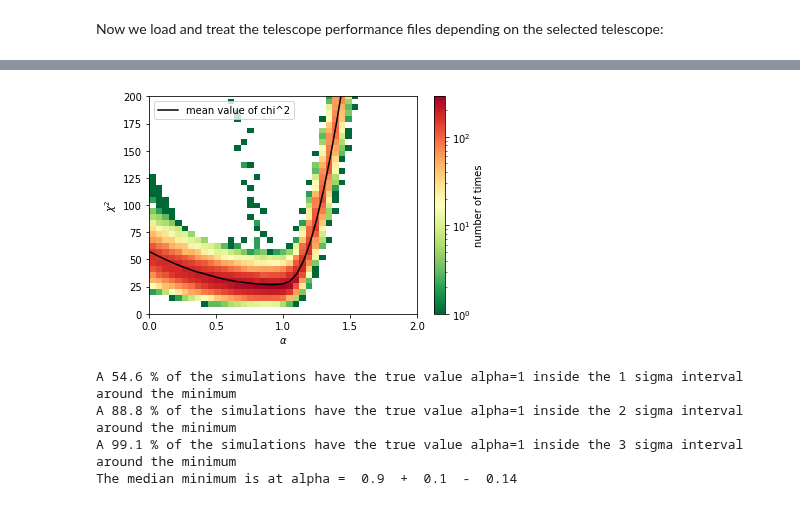
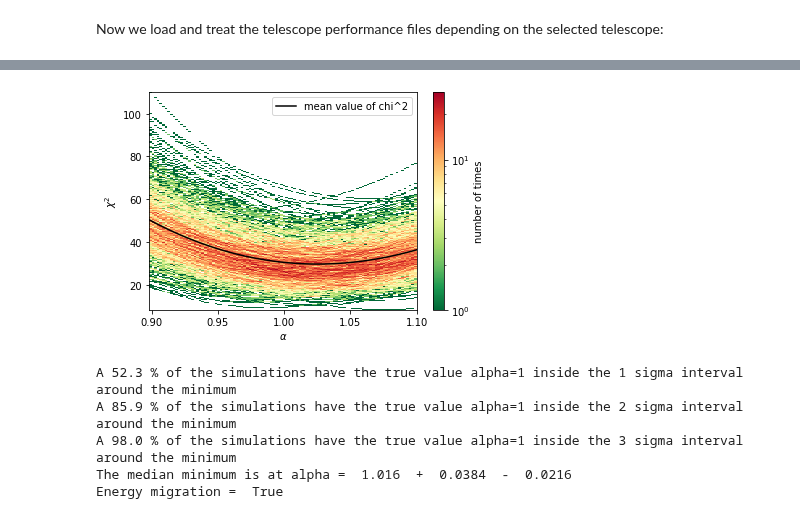
Before and after one commit to R-Grau/EBLpy, a Jupyter notebook: EBL_fit_MC.ipynb, the cells around one changed output, grey strips where cells are left out. Drawn from its saved outputs; the diff is of its cells as text; code cells hidden in the pictures.

```diff
--- a/EBL_fit_MC.ipynb
+++ b/EBL_fit_MC.ipynb
@@ -14,19 +14,20 @@ from EBL_fit_MC_functions import *
 # %% [markdown]
 Here we select the configuration:
 # %%
-fit_func_name = "MBPWL" # Function to fit. Possible options "MBPWL" (concave multiply broken power-law), "PWL" (Power-law), "LP" (concave Log-Parabola), "freeLP (Log-Parabola without concavity constraint)#Maybie more will be added in the future
+fit_func_name = "PWL" # Function to fit. Possible options "MBPWL" (concave multiply broken power-law), "PWL" (Power-law), "LP" (concave Log-Parabola), "freeLP (Log-Parabola without concavity constraint)#Maybie more will be added in the future
 Telescope = "CTAN_alpha" # Telescope to simulate. Possible options: "CTA_alpha", "MAGIC" (MAGIC does not work propperly yet)
 Spectrum_func_name = "PWL" #Function for the simulated spectrum. POssible options: "PWL" , "LP" will be added soon but its not yet implemented.
 EBL_Model = "Dominguez" #EBL model to test. Only "Dominguez" (Domínguez et al. 2011) is available at the moment.
 Source_flux = 8.70e-6 # f0 flux of the source. Should be in m−2  s−1  TeV−1
 Observation_time = 42480 #Observation time in seconds
-niter = 1 #number of iterations for the chi^2 vs alpha plot #The niter=1 has a different plot (just give it a try)
+niter = 1000 #number of iterations for the chi^2 vs alpha plot #The niter=1 has a different plot (just give it a try)
+Energy_migration = True #True #True if you want to do the Energy migration or False if you don't want to.
 
 #for the chi² vs alpha plot:
-initial_guess_pos = 1.5 #recommended values for MBPWL (>1.), for LP (<1.) (the chi² for alpha=initial_guess_pos if much worse than the other ones, will be fixed soon), for PWL (>1.)
-step = 0.05
-last_bin = 2.
-first_bin = 0.
+initial_guess_pos = 1.10#1.5 #recommended values for MBPWL (>1.), for LP (<1.) (the chi² for alpha=initial_guess_pos if much worse than the other ones, will be fixed soon), for PWL (>1.)
+step = 0.002 #0.05
+last_bin = 1.10 # 2.
+first_bin = 0.90# 0.
 
 #for PWL Spectrum function
 if Spectrum_func_name == "PWL":
@@ -393,7 +411,7 @@ else:
     ax.set_xlabel(r'$\alpha$')
     ax.set_ylabel(r'$\chi^2$')
     ax.legend()
-    ax.set_ylim(0,200)
+    # ax.set_ylim(0,200)
     # ax.set_xlim(0.5,1.15)
     fig.colorbar(h[3], ax=ax, label="number of times")
     plt.show()
@@ -407,39 +425,41 @@ else:
     for i in range(len(alphas_iter)):
         sigma_1_0 = np.where(chisqs_iter[i] <= 1 + np.min(chisqs_iter[i]))
         sigma_2_0 = np.where(chisqs_iter[i] <= 4 + np.min(chisqs_iter[i]))
         sigma_3_0 = np.where(chisqs_iter[i] <= 9 + np.min(chisqs_iter[i]))
         sigma_1.append(sigma_1_0)
         sigma_2.append(sigma_2_0)
         sigma_3.append(sigma_3_0)
-        number = np.where(np.round(alphas, decimals = 2) == 1)
+        number = np.where(np.round(alphas, decimals = 4) == 1)
         if number in sigma_1_0[0]: #this number is the position of the alpha=1 inside the alhpas array
             s1 += 1
         if number in sigma_2_0[0]:
             s2 += 1
         if number in sigma_3_0[0]:
             s3 += 1
     # print(sigma_1)
     # print(sigma_2)
     # print(sigma_3)
     print("A {sig} % of the simulations have the true value alpha=1 inside the 1 sigma interval around the minimum".format( sig = np.round(s1 / niter * 100, decimals = 3)))
     print("A {sig} % of the simulations have the true value alpha=1 inside the 2 sigma interval around the minimum".format( sig = np.round(s2 / niter * 100, decimals = 3)))
     print("A {sig} % of the simulations have the true value alpha=1 inside the 3 sigma interval around the minimum".format( sig = np.round(s3 / niter * 100, decimals = 3)))
     # print("The median minimum is at alpha={minimum}".format(minimum = alphas[np.argmin(np.median(chisqs_iter,0))]))
 
     order = np.argsort(alphas_iter[0])
     interpx = np.arange(first_bin, last_bin, step/5)
     alphas_reord = np.take_along_axis(np.median(alphas_iter, 0), order, axis=0)
     chisqs_repord = np.take_along_axis(np.median(chisqs_iter, 0), order, axis=0)
     f1 = interpolate.interp1d(alphas_reord, chisqs_repord, kind='linear')
     chis_new = f1(interpx)
     sigma_inter_1s = np.where(chis_new <= 1 + np.min(chis_new))
-    upper_bound_1s = step/5 * np.max(sigma_inter_1s)
-    lower_bound_1s = step/5 * np.min(sigma_inter_1s)
+    upper_bound_1s = step/5 * np.max(sigma_inter_1s) + first_bin
+    lower_bound_1s = step/5 * np.min(sigma_inter_1s) + first_bin
     # print("The 1 sigma upper bound is: ", upper_bound_1s, "and the lower bound is: ", lower_bound_1s)
-    print("The median minimum is at alpha = ", np.round(interpx[np.argmin(chis_new)], decimals = 2), " + ", np.round(upper_bound_1s-interpx[np.argmin(chis_new)], decimals = 4), " - ", np.round(interpx[np.argmin(chis_new)] - lower_bound_1s, decimals = 4))
+    print("The median minimum is at alpha = ", np.round(interpx[np.argmin(chis_new)], decimals = 3), " + ", np.round(upper_bound_1s-interpx[np.argmin(chis_new)], decimals = 4), " - ", np.round(interpx[np.argmin(chis_new)] - lower_bound_1s, decimals = 4))
+    print("Energy migration = ", Energy_migration)
 # %% [output]
-[figure, old version]
+[figure, new version]
-A 54.6 % of the simulations have the true value alpha=1 inside the 1 sigma interval around the minimum
-A 88.8 % of the simulations have the true value alpha=1 inside the 2 sigma interval around the minimum
-A 99.1 % of the simulations have the true value alpha=1 inside the 3 sigma interval around the minimum
-The median minimum is at alpha =  0.9  +  0.1  -  0.14
+A 52.3 % of the simulations have the true value alpha=1 inside the 1 sigma interval around the minimum
+A 85.9 % of the simulations have the true value alpha=1 inside the 2 sigma interval around the minimum
+A 98.0 % of the simulations have the true value alpha=1 inside the 3 sigma interval around the minimum
+The median minimum is at alpha =  1.016  +  0.0384  -  0.0216
+Energy migration =  True
```
Also changed, not shown: parts of 2 cells of this notebook.
